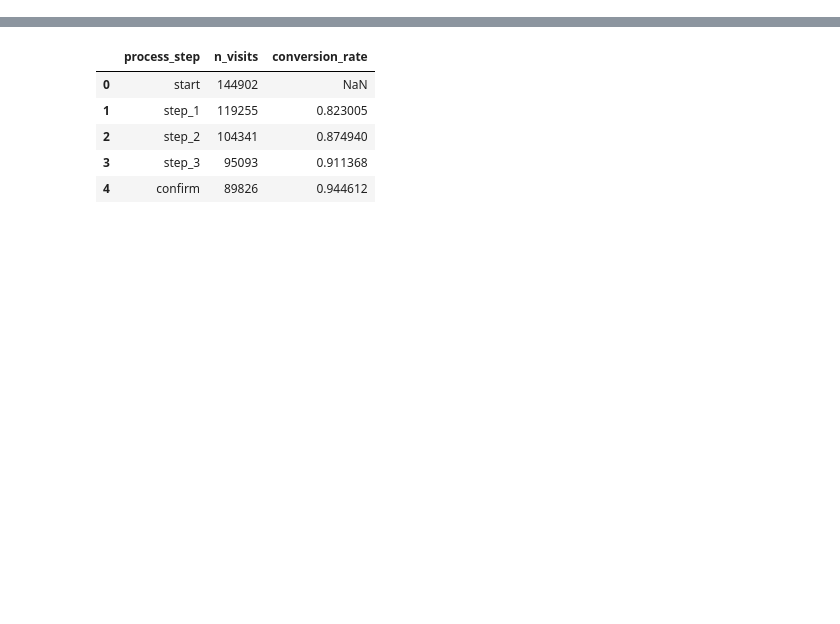
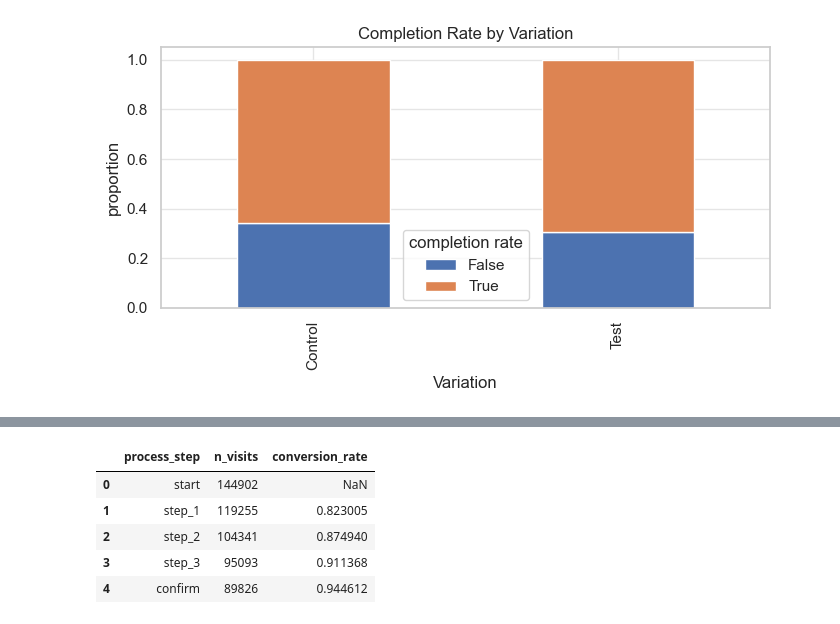
Before and after one commit to anwenvroberts-max/vanguard_AB, a Jupyter notebook: notebooks/eda_kpis.ipynb, the cells around one changed output, grey strips where cells are left out. Drawn from its saved outputs; the diff is of its cells as text; code cells hidden in the pictures; blank space fills up the shorter version.

```diff
--- a/notebooks/eda_kpis.ipynb
+++ b/notebooks/eda_kpis.ipynb
@@ -19,6 +38,9 @@ import pandas as pd
 import numpy as np
 import matplotlib.pyplot as plt
 import seaborn as sns
+from scipy.stats import chi2_contingency, pearsonr, spearmanr
+from scipy.stats.contingency import association
 
 df_events = pd.read_csv("events_kpi_table.csv", parse_dates=["date_time"])
 df_visits = pd.read_csv("visits_kpi_table.csv", parse_dates=["visit_start", "visit_end"])
+df_clients = pd.read_csv("client_kpi_table.csv")
@@ -44,0 +47,23 @@ Step conversion rate: of the visits that reached step N, what fraction moved on
+# %%
+sns.set_theme(style="whitegrid")
+
+def numeric_summary(df, cols=None):
+    cols = cols or df.select_dtypes('number').columns.tolist()
+    s = df[cols].describe().T
+    s['skew'] = df[cols].skew()
+    s['kurtosis'] = df[cols].kurtosis()
+    s['missing_%'] = df[cols].isna().mean().mul(100)
+    return s.round(3)
+
+def categorical_summary(df, cols=None):
+    cols = cols or df.select_dtypes(include=['object', 'category']).columns.tolist()
+    rows = []
+    for c in cols:
+        vc = df[c].value_counts(dropna=False)
+        rows.append({
+            'column': c, 'n_unique': df[c].nunique(),
+            'top': vc.index[0], 'top_freq': vc.iloc[0],
+            'top_%': round(vc.iloc[0] / len(df) * 100, 2),
+            'missing_%': round(df[c].isna().mean() * 100, 2),
+        })
+    return pd.DataFrame(rows).set_index('column')
@@ -44,0 +117,9 @@ Step conversion rate: of the visits that reached step N, what fraction moved on
+# %%
+ct_c = pd.crosstab(df_clients['Variation'], df_clients['completion_rate'], normalize='index')
+
+ct_c.plot(kind='bar', stacked=True, figsize=(7, 4))
+plt.title('Completion Rate by Variation')
+plt.ylabel('proportion'); plt.legend(title='completion rate')
+plt.tight_layout(); plt.show()
+# %% [output]
+[figure, added]
```
Also changed, not shown: parts of 29 cells of this notebook, 3 other files.
